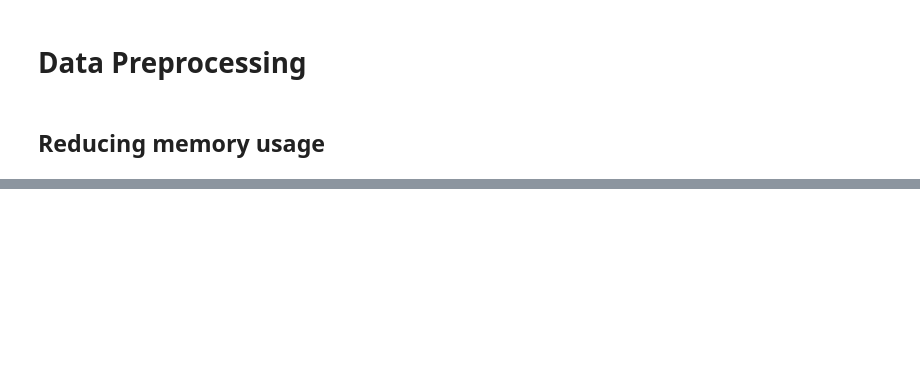
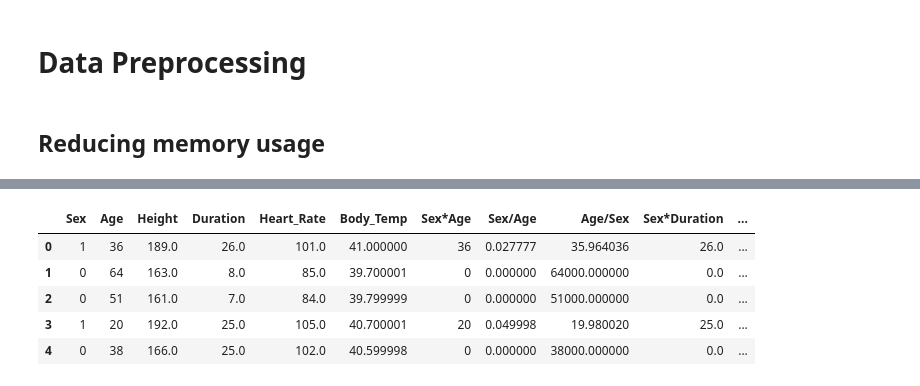
Before and after one commit to sjain600/Kaggle-Calories, a Jupyter notebook: xgb-model.ipynb, the cells around one changed output, grey strips where cells are left out. Cells and saved outputs as stored; diff of their text form; code cells hidden in the pictures; blank space fills up the shorter version.

```diff
--- a/xgb-model.ipynb
+++ b/xgb-model.ipynb
@@ -132,6 +204,9 @@ def feature_engineer(df):
 
     for col in ['Duration', 'Heart_Rate', 'Body_Temp']:
         df[f'Sqrt_{col}'] = np.sqrt(df[col])
+        df[f'Log_{col}'] = np.log1p(df[col])
+        df[f'Square_{col}'] = np.square(df[col])
+        df[f'Cube_{col}'] = df[col] ** 3
 
     df['body_theta'] = np.arctan2(df['Weight'], df['Height'])
 
@@ -141,6 +216,22 @@ def feature_engineer(df):
         df['Duration'] * (0.6309 * df['Heart_Rate'] - 0.1988 * df['Weight'] + 0.2017 * df['Age'] -  55.0969) / 4.184,
     )
 
+    df['BMR'] = np.where(
+        df['Sex'] == 'female',
+        10 * df['Weight'] + 6.25 * df['Height'] - 5 * df['Age'] - 161,
+        10 * df['Weight'] + 6.25 * df['Height'] - 5 * df['Age'] + 5
+    )
+    df['TSI'] = 5 * ((df['Body_Temp'] - 36.5) / (41.5 - 36.5)) + 5 * ((df['Heart_Rate'] - 60) / ((220 - df['Age']) - 60))
+    df['AWI'] = (df['Duration'] * df['HR_Ratio']) / df['Age']
+    df['RPE'] = df['HR_Ratio'] + 0.1 * (df['Body_Temp'] - 37)
+
+    df['VO2_Proxy'] = np.where(
+        df['Sex'] == 'female',
+        (0.85 * df['Duration']) / (df['HR_Ratio'] * df['Age']),
+        (1.00 * df['Duration']) / (df['HR_Ratio'] * df['Age']),
+)
+
+
     return df
 # %%
 X = train.copy()
@@ -155,6 +246,21 @@ X_test = test.copy()
 X_test = add_features(X_test)
 X_test = feature_engineer(X_test)
 X_test = add_statistical_features(X_test, features=features)
+# %%
+corr_matrix = pd.DataFrame(X).corr().abs()
+upper = corr_matrix.where(np.triu(np.ones(corr_matrix.shape), k=1).astype(bool))
+to_drop = [column for column in upper.columns if any(upper[column] > 0.95)]
+X = X.drop(columns=to_drop)
+X_test = X_test.drop(columns=to_drop)
+# %%
+X.head()
+# %% [output]
+|  | Sex | Age | Height | Duration | Heart_Rate | Body_Temp | Sex*Age | Sex/Age | Age/Sex | Sex*Duration | ... |
+| 0 | 1 | 36 | 189.0 | 26.0 | 101.0 | 41.000000 | 36 | 0.027777 | 35.964036 | 26.0 | ... |
+| 1 | 0 | 64 | 163.0 | 8.0 | 85.0 | 39.700001 | 0 | 0.000000 | 64000.000000 | 0.0 | ... |
+| 2 | 0 | 51 | 161.0 | 7.0 | 84.0 | 39.799999 | 0 | 0.000000 | 51000.000000 | 0.0 | ... |
+| 3 | 1 | 20 | 192.0 | 25.0 | 105.0 | 40.700001 | 20 | 0.049998 | 19.980020 | 25.0 | ... |
+| 4 | 0 | 38 | 166.0 | 25.0 | 102.0 | 40.599998 | 0 | 0.000000 | 38000.000000 | 0.0 | ... |
 # %%
 n_folds = 5
 kf = KFold(n_splits=n_folds, shuffle=True, random_state=100)
```
Also changed, not shown: parts of 10 cells of this notebook.
